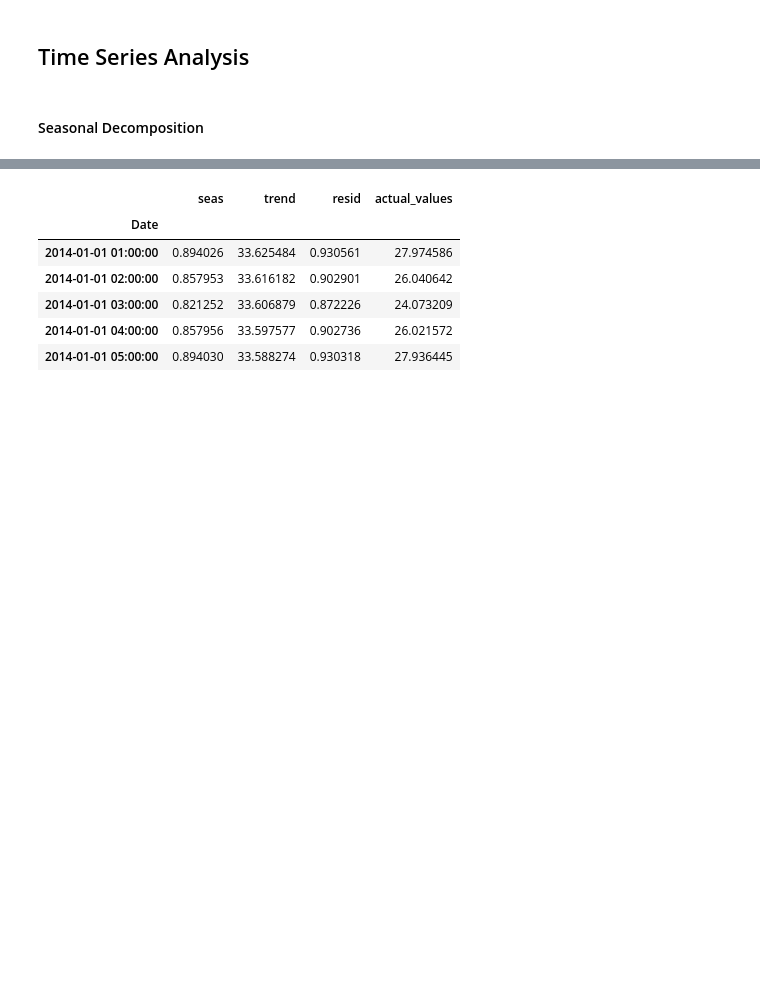
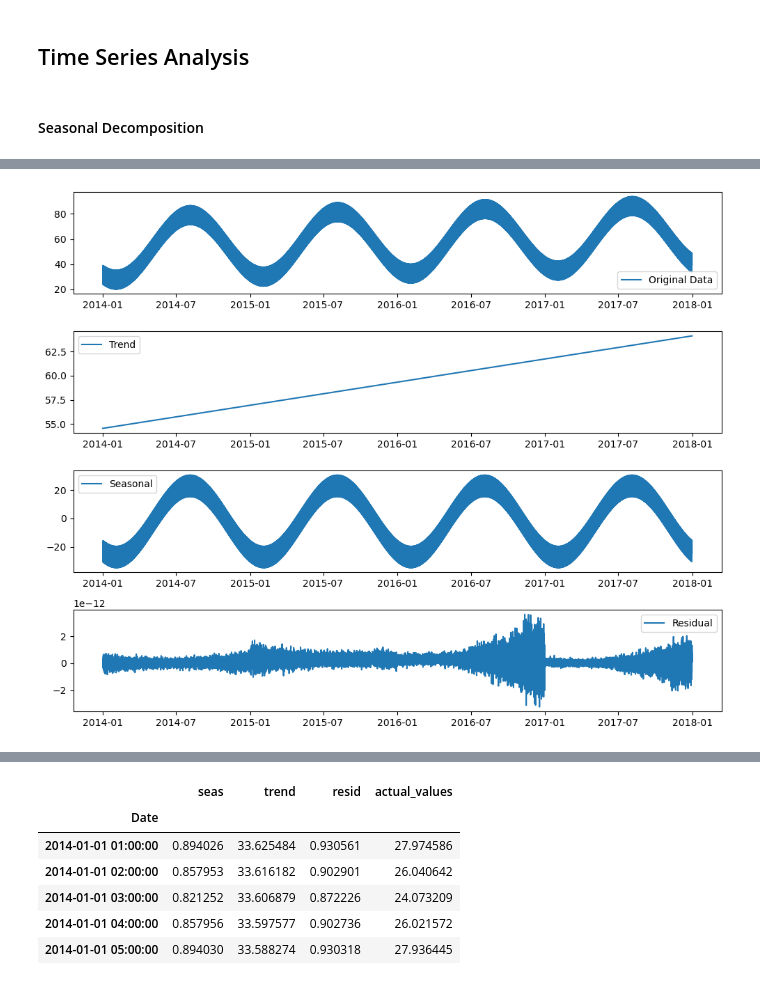
Before and after one commit to ejw-data/ml-playground, a Jupyter notebook: time_series/time_series_analysis.ipynb, the cells around one changed output, grey strips where cells are left out. Drawn from its saved outputs; the diff is of its cells as text; code cells hidden in the pictures; blank space fills up the shorter version.

```diff
--- a/time_series/time_series_analysis.ipynb
+++ b/time_series/time_series_analysis.ipynb
@@ -28,2 +28,29 @@ df.plot()
+# %%
+from statsmodels.tsa.seasonal import STL
+stl = STL(df['Temp-Final'], period=8760)
+result = stl.fit()
+
+# Plot the decomposition components
+plt.figure(figsize=(10, 8))
+plt.subplot(4, 1, 1)
+plt.plot(df['Date'], df['Temp-Final'], label='Original Data')
+plt.legend()
+
+plt.subplot(4, 1, 2)
+plt.plot(df['Date'], result.trend, label='Trend')
+plt.legend()
+
+plt.subplot(4, 1, 3)
+plt.plot(df['Date'], result.seasonal, label='Seasonal')
+plt.legend()
+
+plt.subplot(4, 1, 4)
+plt.plot(df['Date'], result.resid, label='Residual')
+plt.legend()
+
+plt.tight_layout()
+plt.show()
+# %% [output]
+[figure, added]
 # %%
 # Multiplicative Decomposition
```
Also changed, not shown: parts of 3 cells of this notebook, 4 other files.
